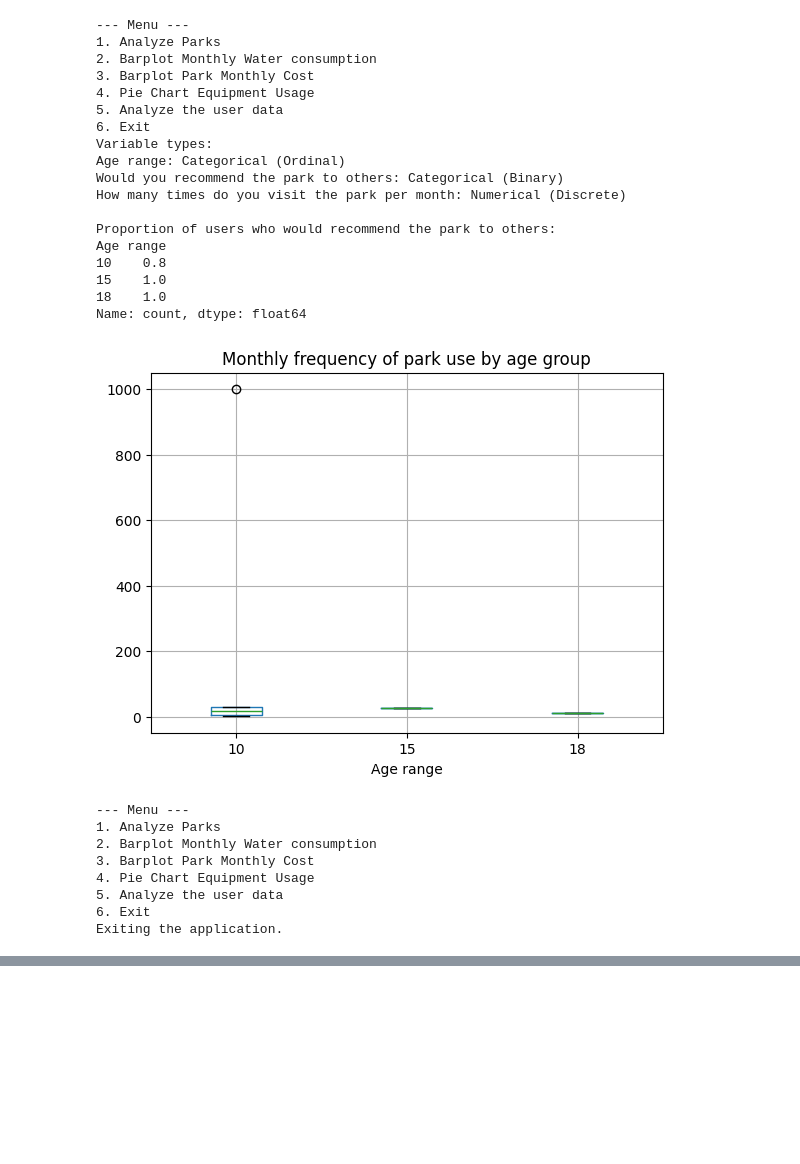
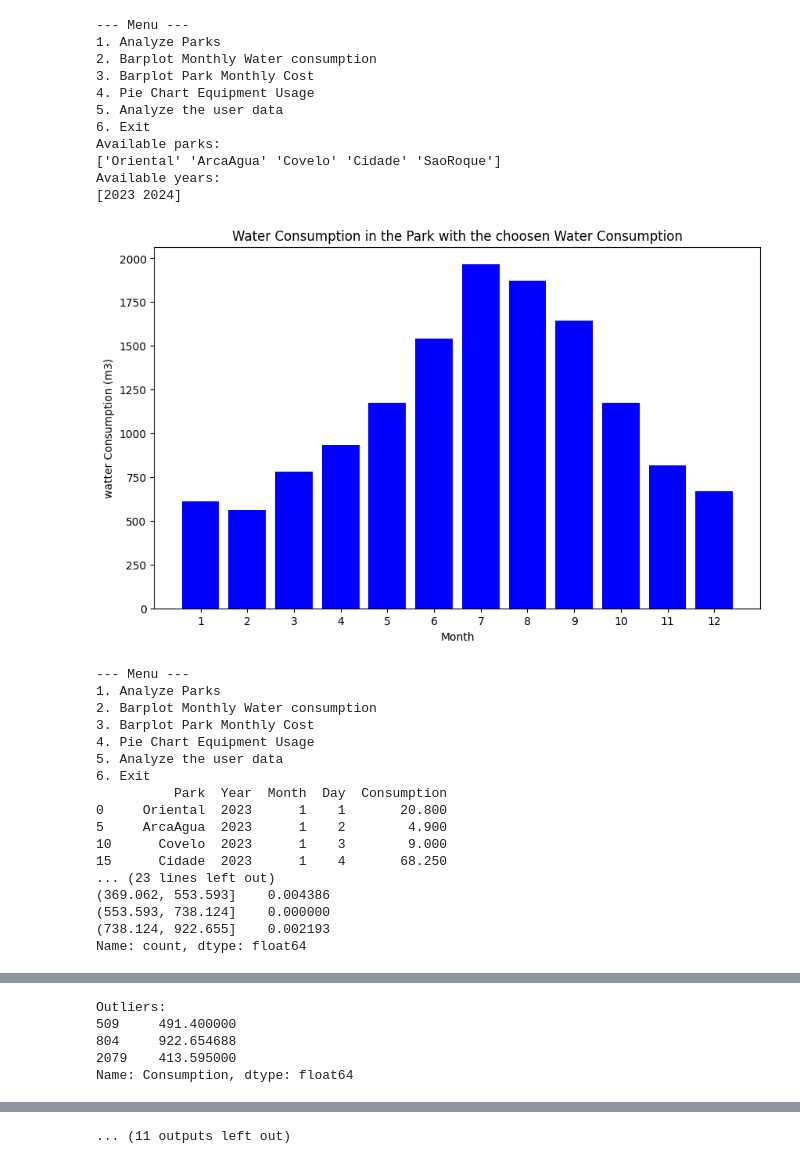
Before and after one commit to RicardoMorim/lapr2-ISEP-Project, a Jupyter notebook: src/matcp/projeto.ipynb, the cells around one changed output, grey strips where cells are left out. Drawn from its saved outputs; the diff is of its cells as text; code cells hidden in the pictures; blank space fills up the shorter version.

```diff
--- a/src/matcp/projeto.ipynb
+++ b/src/matcp/projeto.ipynb
@@ -16,7 +27,7 @@ import numpy as np
 
 def read_int(message="", max=np.inf, min=0):
     try:
-        return int(inputg(message))
+        return int(input(message))
     except:
         print(f"Please enter a valid integer between {min} and {max}")
         return read_int(message, max, min)
@@ -50,35 +61,36 @@ def plot_park_histogram(data, title, park_name):
     plt.title(f"{title} for Park {park_name} (100 bins)")
     plt.show()
 # %%
-import pandas as pd
-import matplotlib.pyplot as plt
-from scipy.stats import skew
+from time import sleep
 
 
 def barplot_monthly_water_consumption(df):
     # User inputs
     print("Available parks:")
-    print(df["Park Identification"].unique())
+    print(df["Park"].unique())
+    sleep(0.1)
     park_id = input("Enter the park identification: ")
 
     # Filter the data based on the park identification
-    park_data = df[df["Park Identification"] == park_id]
+    park_data = df[df["Park"] == park_id]
 
     # Get the unique years in the park data
     years = park_data["Year"].unique()
 
     print("Available years:")
     print(years)
+    sleep(0.1)
 
     year = read_int(message="Enter the year: ")
     start_month = read_int(message="Enter the start month (1-11): ", max=11, min=0)
     end_month = read_int(
-        message=f"Enter the end month ({start_month}-12): ", max=12, min=0
+        message=f"Enter the end month ({start_month}-12): ",
+        max=12,
+        min=start_month,
     )
-
     # Filter the data based on user inputs
     filtered_data = df[
-        (df["Park Identification"] == park_id)
+        (df["Park"] == park_id)
         & (df["Year"] == year)
         & (df["Month"] >= start_month)
         & (df["Month"] <= end_month)
@@ -99,7 +111,7 @@ from matplotlib import pyplot as plt
 
 
 def average_park_cost(df):
-    parks = df["Park Identification"].unique()
+    parks = df["Park"].unique()
     print("Max number of parks to choose:", len(parks))
     choosen_parks = []
     num_of_parks = read_int(
@@ -120,10 +132,10 @@ def average_park_cost(df):
                 print("Invalid park identification. Try again.")
 
     # Filter the data based on user inputs
-    filtered_data = df[df["Park Identification"].isin(choosen_parks)]
+    filtered_data = df[df["Park"].isin(choosen_parks)]
 
     # Group the data by park, year, and month
-    grouped_data = filtered_data.groupby(["Park Identification", "Year", "Month"])
+    grouped_data = filtered_data.groupby(["Park", "Year", "Month"])
 
     # Calculate the total consumption for each month and apply the cost calculation
     monthly_costs = (
@@ -138,7 +150,7 @@ def average_park_cost(df):
 
     # Plot the average costs
     plt.bar(average_costs.index, average_costs.values)
-    plt.xlabel("Park Identification")
+    plt.xlabel("Park")
     plt.ylabel("Average Monthly Water Cost")
     plt.title("Average Monthly Water Cost per Park")
     plt.show()
@@ -150,16 +162,17 @@ from scipy.stats import skew
 
 
 def analyze_parks(df):
+    print(df[0::5])
 
     # Filter out null values in the Consumption column
     filtered_df = df[df["Consumption"].notnull()]
 
     # Identify the park with the highest and lowest consumption
     highest_park = (
-        filtered_df.groupby("Park Identification")["Consumption"].mean().idxmax()
+        filtered_df.groupby("Park")["Consumption"].mean().idxmax()
     )
     lowest_park = (
-        filtered_df.groupby("Park Identification")["Consumption"].mean().idxmin()
+        filtered_df.groupby("Park")["Consumption"].mean().idxmin()
     )
 
     park_data = {}
@@ -167,7 +180,7 @@ def analyze_parks(df):
 
     # Calculate statistics for each park
     for park in [highest_park, lowest_park]:
-        park_data[park] = filtered_df[filtered_df["Park Identification"] == park][
+        park_data[park] = filtered_df[filtered_df["Park"] == park][
             "Consumption"
         ]
         mean = park_data[park].mean()
@@ -314,6 +327,7 @@ def analyze_user_data(df):
     plt.suptitle("")  # Suppress the automatic 'Boxplot grouped by' title
     plt.show()
 # %%
+from time import sleep
 def menu():
     while True:
         print("\n--- Menu ---")
@@ -323,52 +337,45 @@ def menu():
         print("4. Pie Chart Equipment Usage")
         print("5. Analyze the user data")
         print("6. Exit")
-
-        df = read_csv()
+        sleep(0.1)
         choice = input("Enter your choice: ")
 
         if choice == '1':
-            # Call the function to analyze parks
+            df = read_csv(delimiter=";")
             analyze_parks(df)
         elif choice == '2':
-            # Call the function to display barplot of monthly water cost
+            df = read_csv(delimiter=";")
             barplot_monthly_water_consumption(df)
         elif choice == "3":
+            df = read_csv(delimiter=";")
             average_park_cost(df)
         elif choice == "4":
             df = read_csv(filename="EquipmentUsed.csv")
             pie_data(df)
         elif choice == "5":
             df = read_csv(filename="Inquiry.csv")
             analyze_user_data(df)
         elif choice == '6':
             # Exit the application
             print("Exiting the application.")
             break
         else:
             print("Invalid choice. Please choose a valid option.")
 
 menu()
 # %% [output]
 --- Menu ---
 1. Analyze Parks
 2. Barplot Monthly Water consumption
 3. Barplot Park Monthly Cost
 4. Pie Chart Equipment Usage
 5. Analyze the user data
 6. Exit
-Variable types:
-Age range: Categorical (Ordinal)
-Would you recommend the park to others: Categorical (Binary)
-How many times do you visit the park per month: Numerical (Discrete)
-
-Proportion of users who would recommend the park to others:
-Age range
-10    0.8
-15    1.0
-18    1.0
-Name: count, dtype: float64
+Available parks:
+['Oriental' 'ArcaAgua' 'Covelo' 'Cidade' 'SaoRoque']
+Available years:
+[2023 2024]
-[figure, old version]
+[figure, new version]
 --- Menu ---
 1. Analyze Parks
 2. Barplot Monthly Water consumption
@@ -376,4 +383,13 @@ Name: count, dtype: float64
 4. Pie Chart Equipment Usage
 5. Analyze the user data
 6. Exit
-Exiting the application.
+          Park  Year  Month  Day  Consumption
+0     Oriental  2023      1    1       20.800
+5     ArcaAgua  2023      1    2        4.900
+10      Covelo  2023      1    3        9.000
+15      Cidade  2023      1    4       68.250
+... (23 lines left out)
+(369.062, 553.593]    0.004386
+(553.593, 738.124]    0.000000
+(738.124, 922.655]    0.002193
+Name: count, dtype: float64
@@ -379,0 +398,5 @@ Exiting the application.
+Outliers:
+509     491.400000
+804     922.654688
+2079    413.595000
+Name: Consumption, dtype: float64
@@ -379,0 +431 @@ Exiting the application.
+... (11 outputs left out)
```
Also changed, not shown: parts of 2 cells of this notebook, 2 other files.
